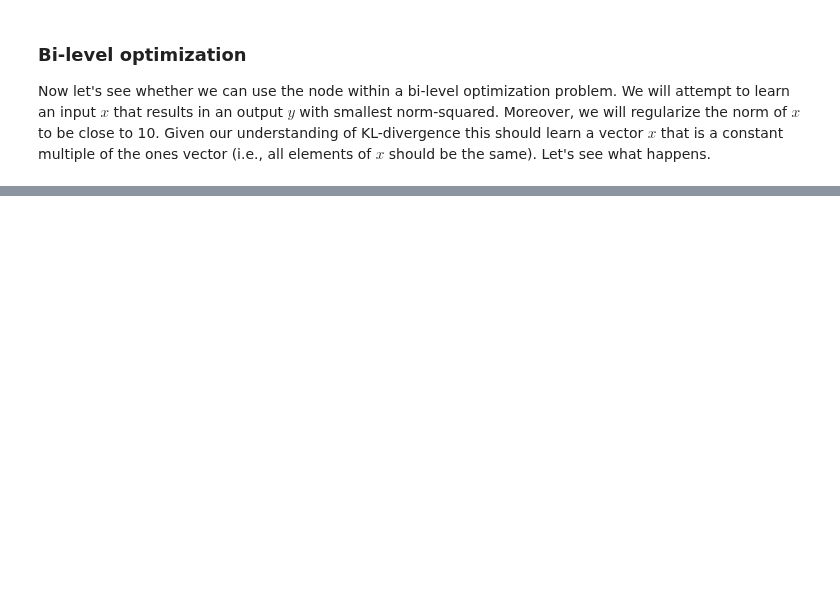
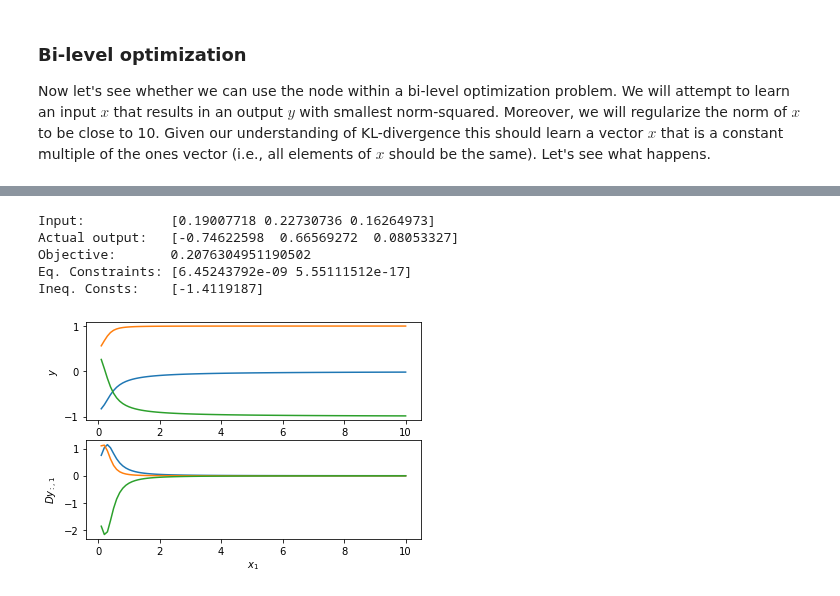
Before and after one commit to anucvml/ddn, a Jupyter notebook: tutorials/05_ddn_basic_node.ipynb, the cells around one changed output, grey strips where cells are left out. Cells and saved outputs as stored; diff of their text form; code cells hidden in the pictures; blank space fills up the shorter version.

```diff
--- a/tutorials/05_ddn_basic_node.ipynb
+++ b/tutorials/05_ddn_basic_node.ipynb
@@ -214,0 +263,37 @@ plt.show()
+# %%
+# test the node
+gen_node = SimpleGeneralNode()
+x = np.random.random(gen_node.dim_x)
+print("Input:           {}".format(x))
+
+y, _ = mul_node.solve(x)
+print("Actual output:   {}".format(y))
+print("Objective:       {}".format(gen_node.objective(x, y)))
+print("Eq. Constraints: {}".format(gen_node.eq_constraints(x, y)))
+print("Ineq. Consts:    {}".format(gen_node.ineq_constraints(x, y)))
+# %% [output]
+Input:           [0.19007718 0.22730736 0.16264973]
+Actual output:   [-0.74622598  0.66569272  0.08053327]
+Objective:       0.2076304951190502
+Eq. Constraints: [6.45243792e-09 5.55111512e-17]
+Ineq. Consts:    [-1.4119187]
+# %%
+x_data = np.linspace(0.1, 10.0, 100)
+y_data = []
+Dy_data = []
+for x[0] in x_data:
+    y, _ = gen_node.solve(x)
+    y_data.append(y)
+    Dy_data.append(gen_node.gradient(x, y)[:,0])
+
+fig = plt.figure()
+plt.subplot(2, 1, 1)
+plt.plot(x_data, y_data)
+plt.ylabel(r"$y$")
+
+plt.subplot(2, 1, 2)
+plt.plot(x_data, Dy_data)
+plt.xlabel(r"$x_1$"); plt.ylabel(r"$Dy_{:,1}$")
+plt.show()
+# %% [output]
+[figure, added]
```
Also changed, not shown: parts of 9 cells of this notebook, 1 other file.
